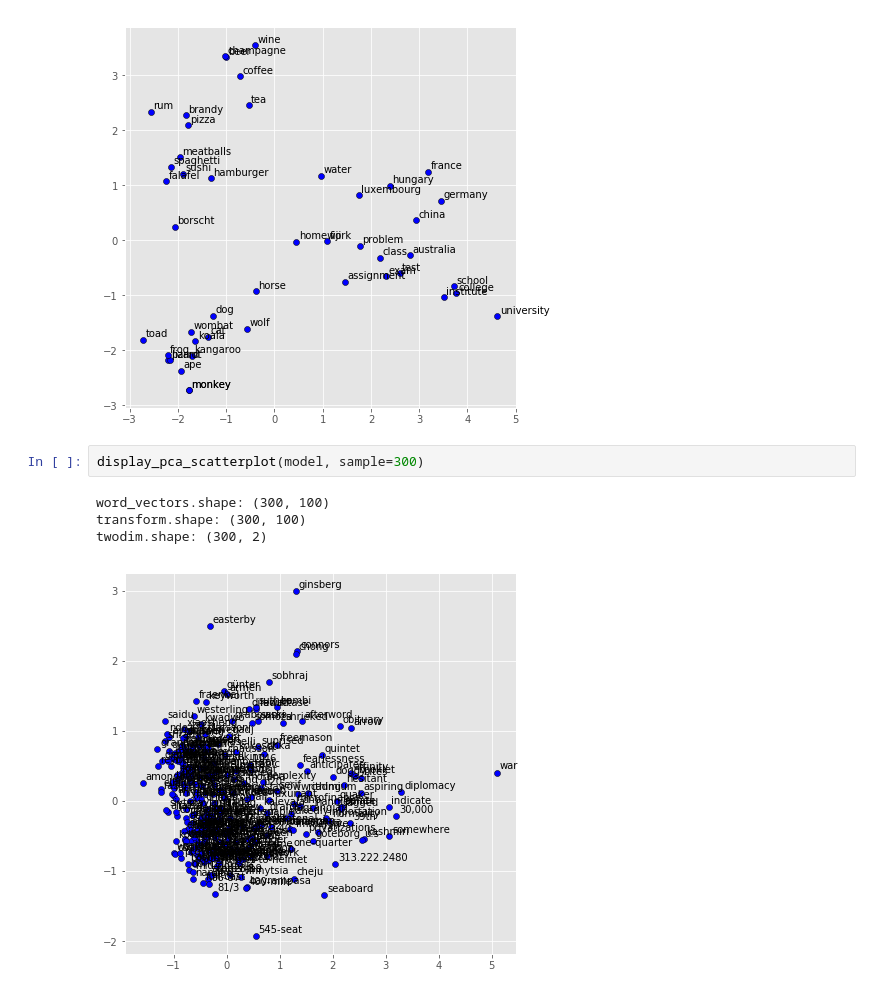
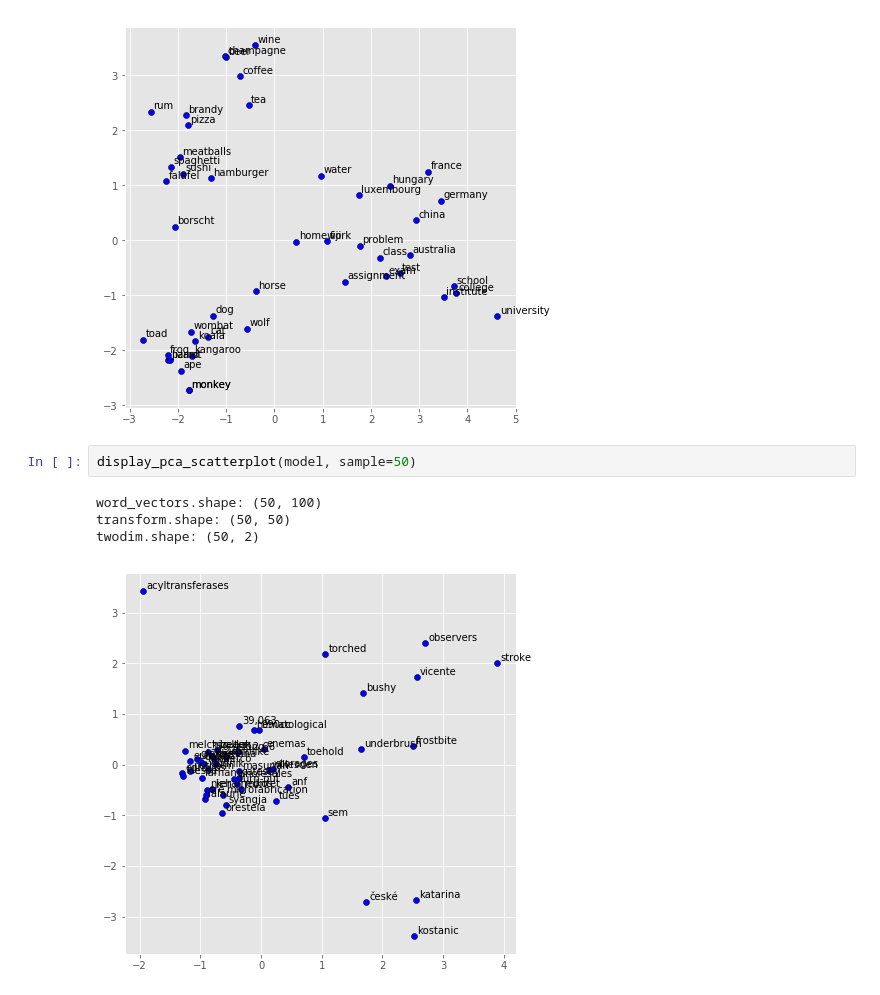
Before and after one commit to ogunlao/cs224-nlp-2019, a Jupyter notebook: word-vector-visualization.ipynb, the cells around one changed output. Saved outputs shown, nothing was run; the diff lists cells and outputs as text.

```diff
--- a/word-vector-visualization.ipynb
+++ b/word-vector-visualization.ipynb
@@ -214,9 +220,9 @@ transform.shape: (46, 46)
 twodim.shape: (46, 2)
 [figure]
 # %%
-display_pca_scatterplot(model, sample=300)
+display_pca_scatterplot(model, sample=50)
 # %% [output]
-word_vectors.shape: (300, 100)
-transform.shape: (300, 100)
-twodim.shape: (300, 2)
+word_vectors.shape: (50, 100)
+transform.shape: (50, 50)
+twodim.shape: (50, 2)
-[figure, old version]
+[figure, new version]
```
Also changed, not shown: parts of 2 cells of this notebook, 4 other files.
